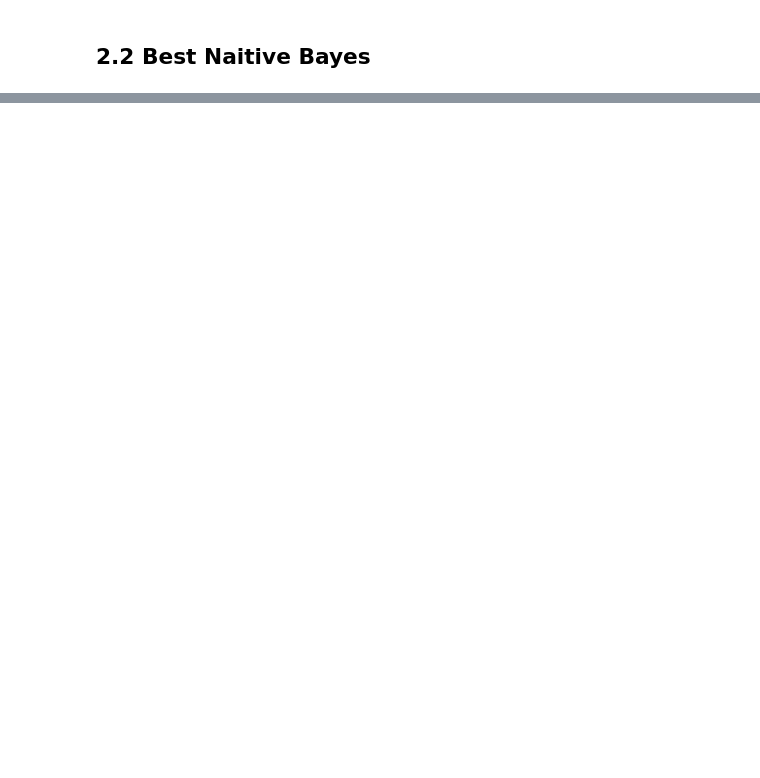
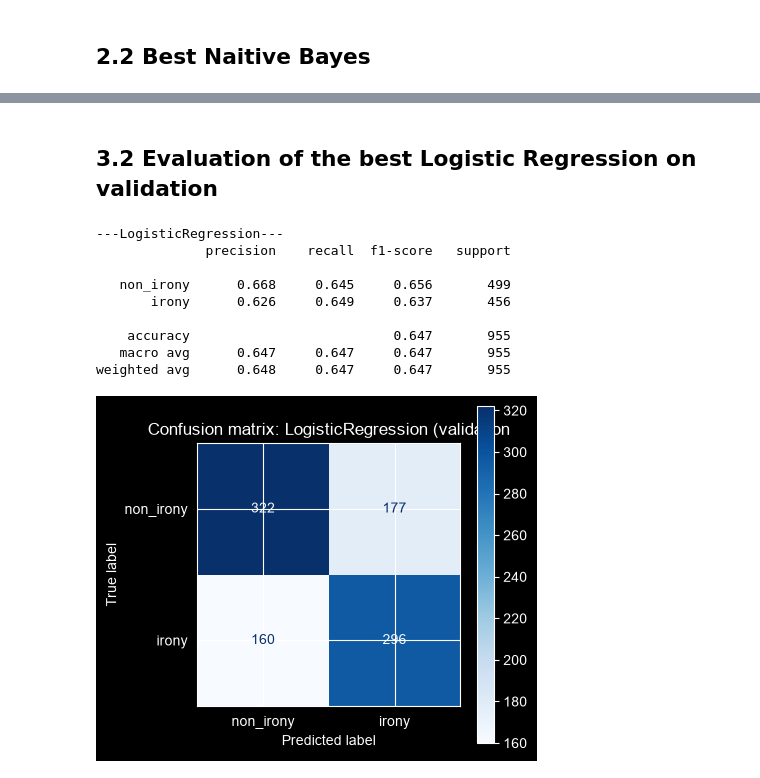
Before and after one commit to MohamedChaker-bha/irony-detection, a Jupyter notebook: notebooks/02_nb_logreg.ipynb, the cells around one changed output, grey strips where cells are left out. Drawn from its saved outputs; the diff is of its cells as text; code cells hidden in the pictures; blank space fills up the shorter version.

```diff
--- a/notebooks/02_nb_logreg.ipynb
+++ b/notebooks/02_nb_logreg.ipynb
@@ -241,0 +221,18 @@ weighted avg      0.635     0.631     0.631       955
+# %%
+lr_grid = GridSearchCV(
+    build_pipeline(LogisticRegression(max_iter=1000, random_state=RANDOM_STATE)),
+    param_grid={
+        "clf__C": [0.1, 0.3, 1, 3, 10],
+        "clf__class_weight": [None, "balanced"],
+    },
+    cv=cv,
+    scoring="f1_macro",
+)
+lr_grid.fit(X_train, y_train)
+
+print("Best parameters:", lr_grid.best_params_)
+print("Best CV macro-F1:", round(lr_grid.best_score_, 4))
+
+pd.DataFrame(lr_grid.cv_results_)[
+    ["param_clf__C", "param_clf__class_weight", "mean_test_score", "std_test_score"]
+].round(4)
@@ -241,0 +253,19 @@ weighted avg      0.635     0.631     0.631       955
+# %% [markdown]
+## 3.2 Evaluation of the best Logistic Regression on validation
+# %%
+lr_best= lr_grid.best_estimator_
+pred_lr=lr_grid.predict(X_val)
+
+lr_metrics=evaluate("LogisticRegression", y_val, pred_lr)
+save_results(lr_metrics,METRICS_CSV,**lr_grid.best_params_)
+# %% [output]
+---LogisticRegression---
+              precision    recall  f1-score   support
+
+   non_irony      0.668     0.645     0.656       499
+       irony      0.626     0.649     0.637       456
+
+    accuracy                          0.647       955
+   macro avg      0.647     0.647     0.647       955
+weighted avg      0.648     0.647     0.647       955
+[figure, added]
```
Also changed, not shown: parts of 11 cells of this notebook, 2 other files.
